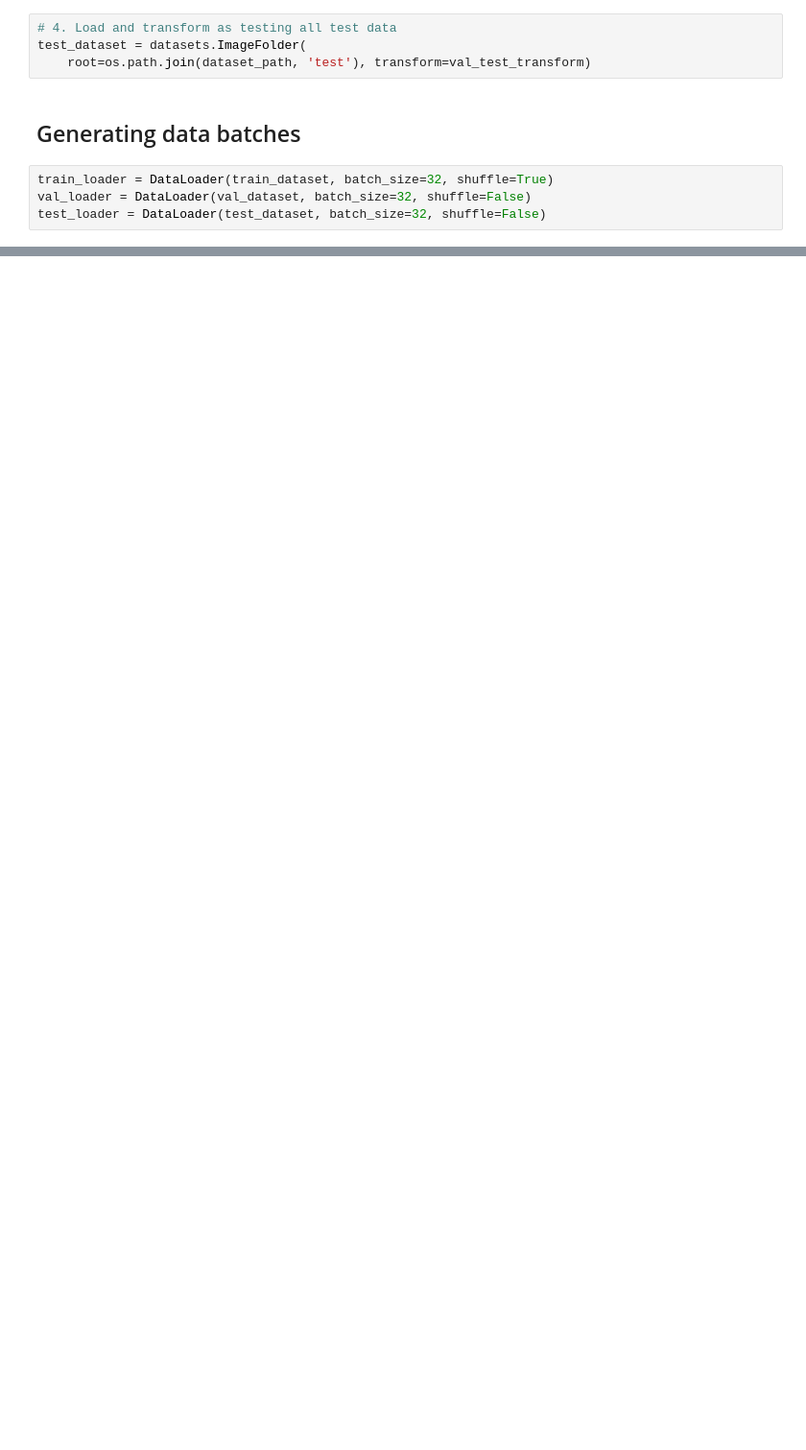
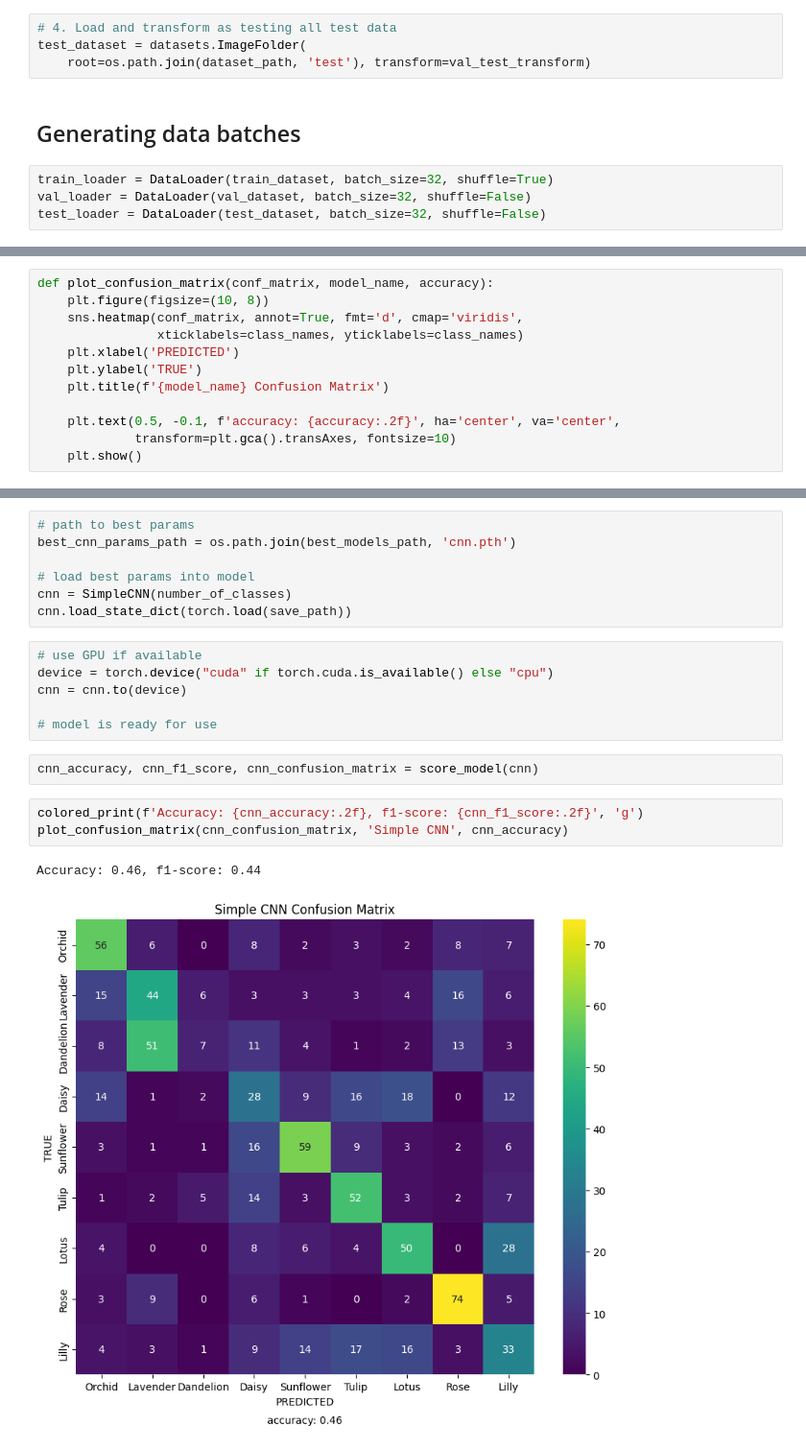
Before and after one commit to foggyTeam/Dandelion, a Jupyter notebook: notebook.ipynb, the cells around one changed output, grey strips where cells are left out. Shown at 96% size. Drawn from its saved outputs; the diff is of its cells as text; blank space fills up the shorter version.

Commit message:
Added simple CNN

```diff
--- a/notebook.ipynb
+++ b/notebook.ipynb
@@ -68,0 +248,12 @@ test_loader = DataLoader(test_dataset, batch_size=32, shuffle=False)
+# %%
+def plot_confusion_matrix(conf_matrix, model_name, accuracy):
+    plt.figure(figsize=(10, 8))
+    sns.heatmap(conf_matrix, annot=True, fmt='d', cmap='viridis',
+                xticklabels=class_names, yticklabels=class_names)
+    plt.xlabel('PREDICTED')
+    plt.ylabel('TRUE')
+    plt.title(f'{model_name} Confusion Matrix')
+
+    plt.text(0.5, -0.1, f'accuracy: {accuracy:.2f}', ha='center', va='center',
+             transform=plt.gca().transAxes, fontsize=10)
+    plt.show()
@@ -68,0 +262,21 @@ test_loader = DataLoader(test_dataset, batch_size=32, shuffle=False)
+# %%
+# path to best params
+best_cnn_params_path = os.path.join(best_models_path, 'cnn.pth')
+
+# load best params into model
+cnn = SimpleCNN(number_of_classes)
+cnn.load_state_dict(torch.load(save_path))
+# %%
+# use GPU if available
+device = torch.device("cuda" if torch.cuda.is_available() else "cpu")
+cnn = cnn.to(device)
+
+# model is ready for use
+# %%
+cnn_accuracy, cnn_f1_score, cnn_confusion_matrix = score_model(cnn)
+# %%
+colored_print(f'Accuracy: {cnn_accuracy:.2f}, f1-score: {cnn_f1_score:.2f}', 'g')
+plot_confusion_matrix(cnn_confusion_matrix, 'Simple CNN', cnn_accuracy)
+# %% [output]
+Accuracy: 0.46, f1-score: 0.44
+[figure, added]
```
Also changed, not shown: parts of 18 cells of this notebook.
